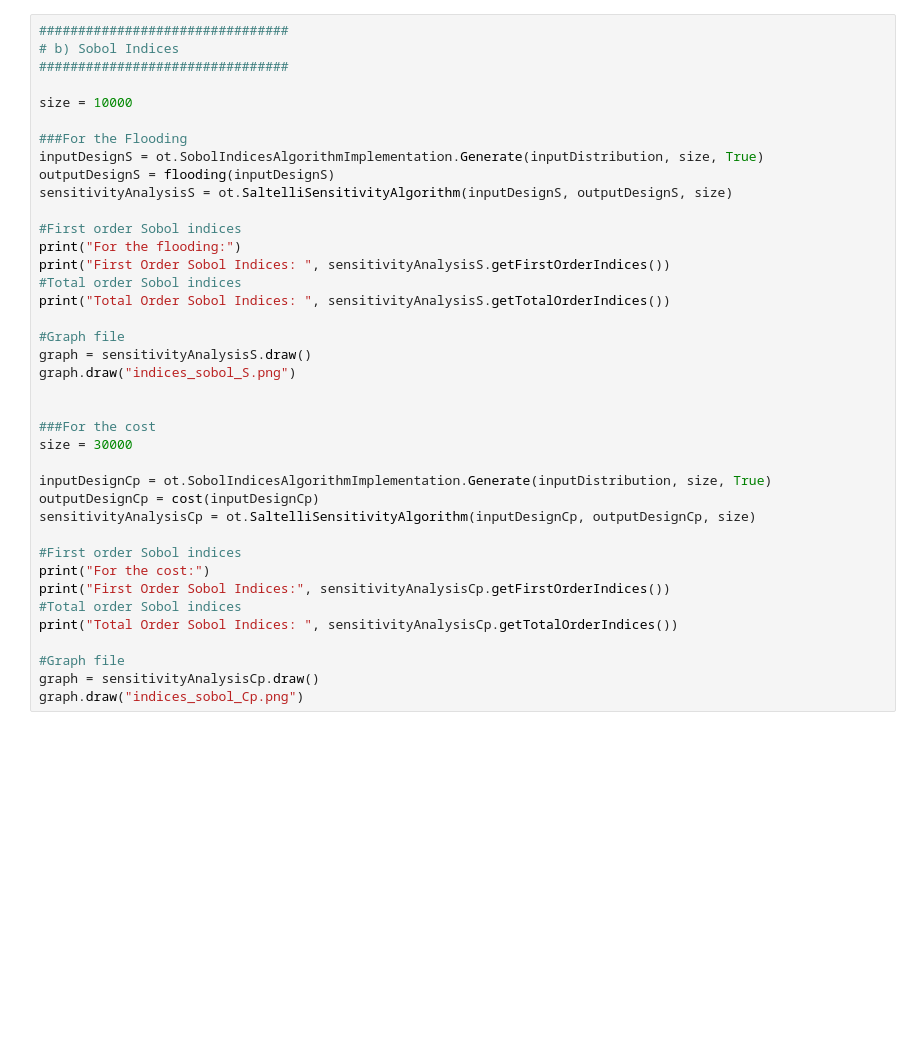
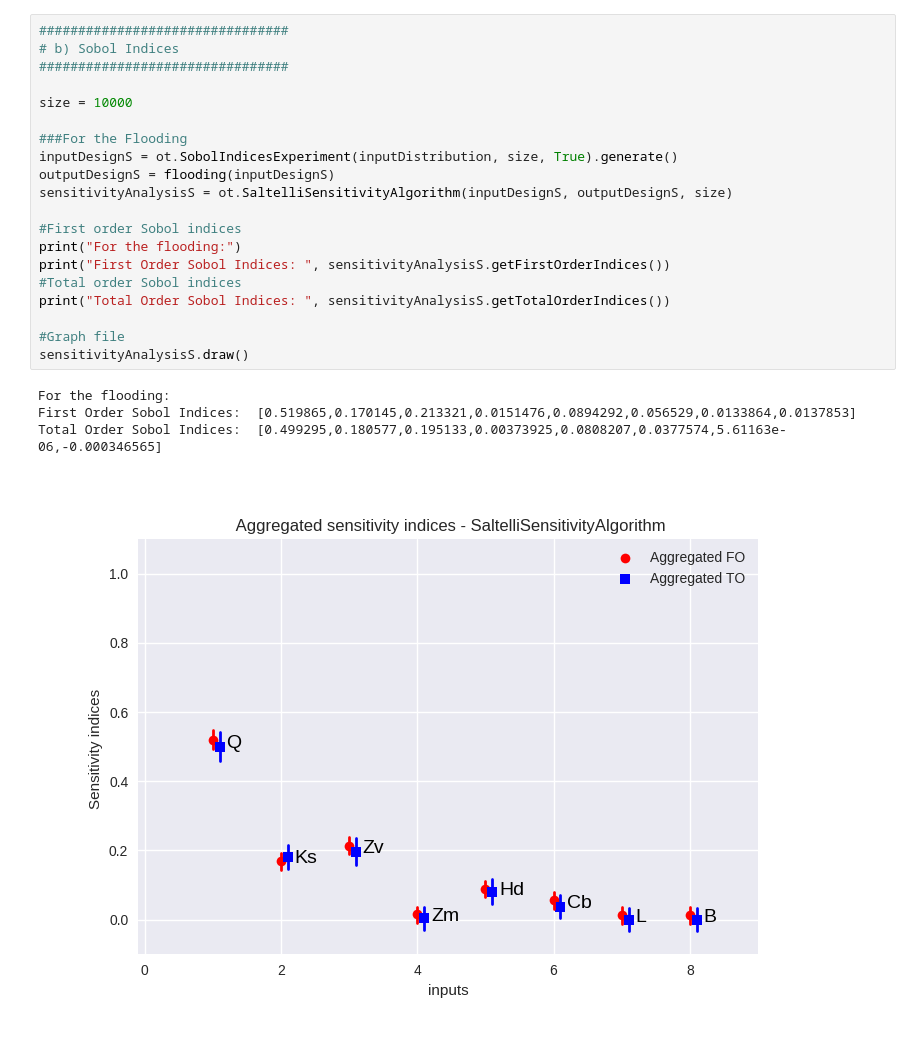
Before and after one commit to fbertran/m2csmi_s1, a Jupyter notebook: Digue.ipynb, the cells around one changed output. Saved outputs shown, nothing was run; the diff lists cells and outputs as text; blank space fills up the shorter version.

```diff
--- a/Digue.ipynb
+++ b/Digue.ipynb
@@ -156,39 +149,25 @@ print('Number of calls to the flooding function =', flooding.getEvaluationCallsN
 # %%
 ################################
 # b) Sobol Indices
 ################################
 
 size = 10000
 
 ###For the Flooding
-inputDesignS = ot.SobolIndicesAlgorithmImplementation.Generate(inputDistribution, size, True)
+inputDesignS = ot.SobolIndicesExperiment(inputDistribution, size, True).generate()
 outputDesignS = flooding(inputDesignS)
 sensitivityAnalysisS = ot.SaltelliSensitivityAlgorithm(inputDesignS, outputDesignS, size)
 
 #First order Sobol indices
 print("For the flooding:")
 print("First Order Sobol Indices: ", sensitivityAnalysisS.getFirstOrderIndices())
 #Total order Sobol indices
 print("Total Order Sobol Indices: ", sensitivityAnalysisS.getTotalOrderIndices())
 
 #Graph file
-graph = sensitivityAnalysisS.draw()
-graph.draw("indices_sobol_S.png")
-
-
-###For the cost
-size = 30000
-
-inputDesignCp = ot.SobolIndicesAlgorithmImplementation.Generate(inputDistribution, size, True)
-outputDesignCp = cost(inputDesignCp)
-sensitivityAnalysisCp = ot.SaltelliSensitivityAlgorithm(inputDesignCp, outputDesignCp, size)
-
-#First order Sobol indices
-print("For the cost:")
-print("First Order Sobol Indices:", sensitivityAnalysisCp.getFirstOrderIndices())
-#Total order Sobol indices
-print("Total Order Sobol Indices: ", sensitivityAnalysisCp.getTotalOrderIndices())
-
-#Graph file
-graph = sensitivityAnalysisCp.draw()
-graph.draw("indices_sobol_Cp.png")
+sensitivityAnalysisS.draw()
+# %% [output]
+For the flooding:
+First Order Sobol Indices:  [0.519865,0.170145,0.213321,0.0151476,0.0894292,0.056529,0.0133864,0.0137853]
+Total Order Sobol Indices:  [0.499295,0.180577,0.195133,0.00373925,0.0808207,0.0377574,5.61163e-06,-0.000346565]
+[figure, added]
```
Also changed, not shown: parts of 10 cells of this notebook.
